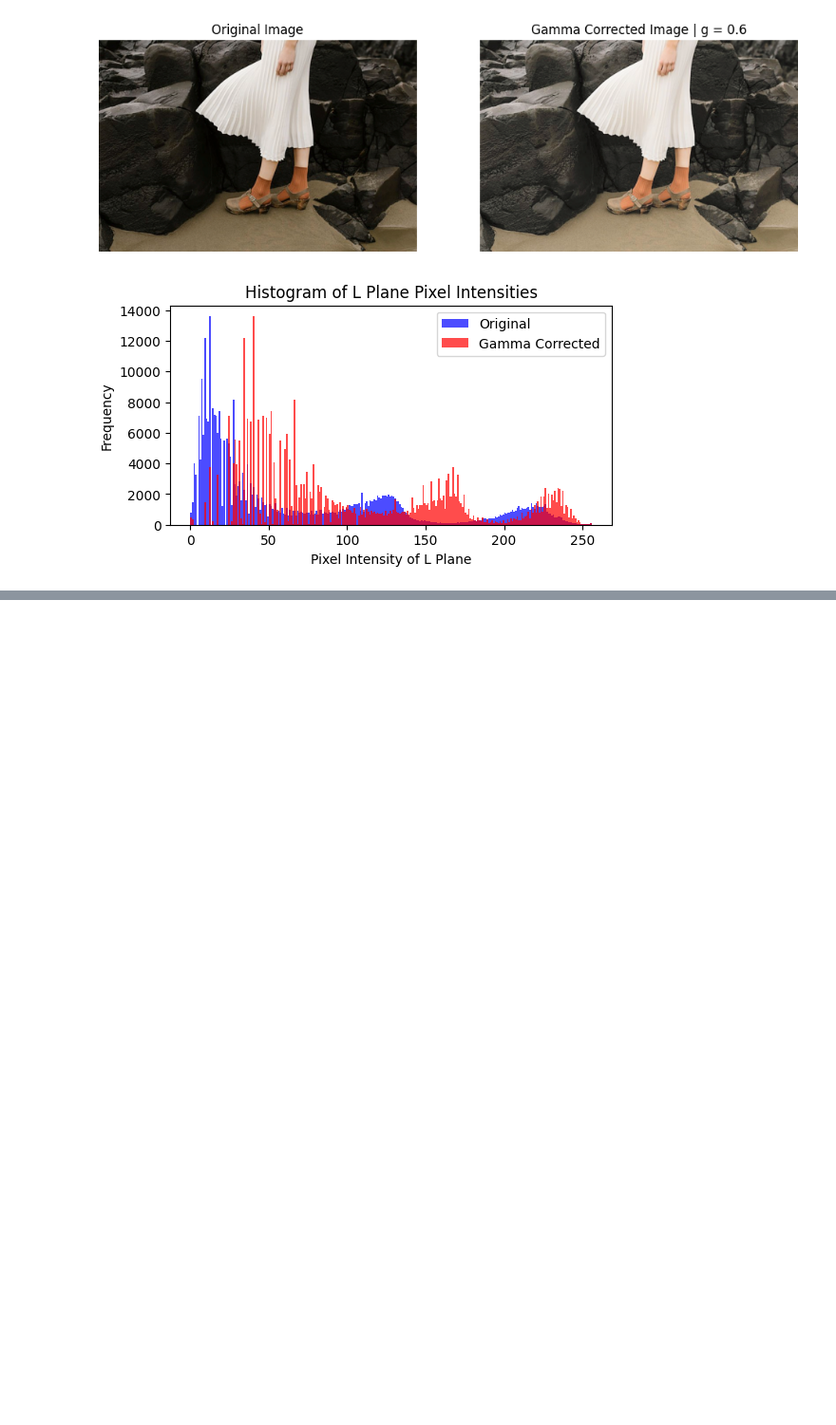
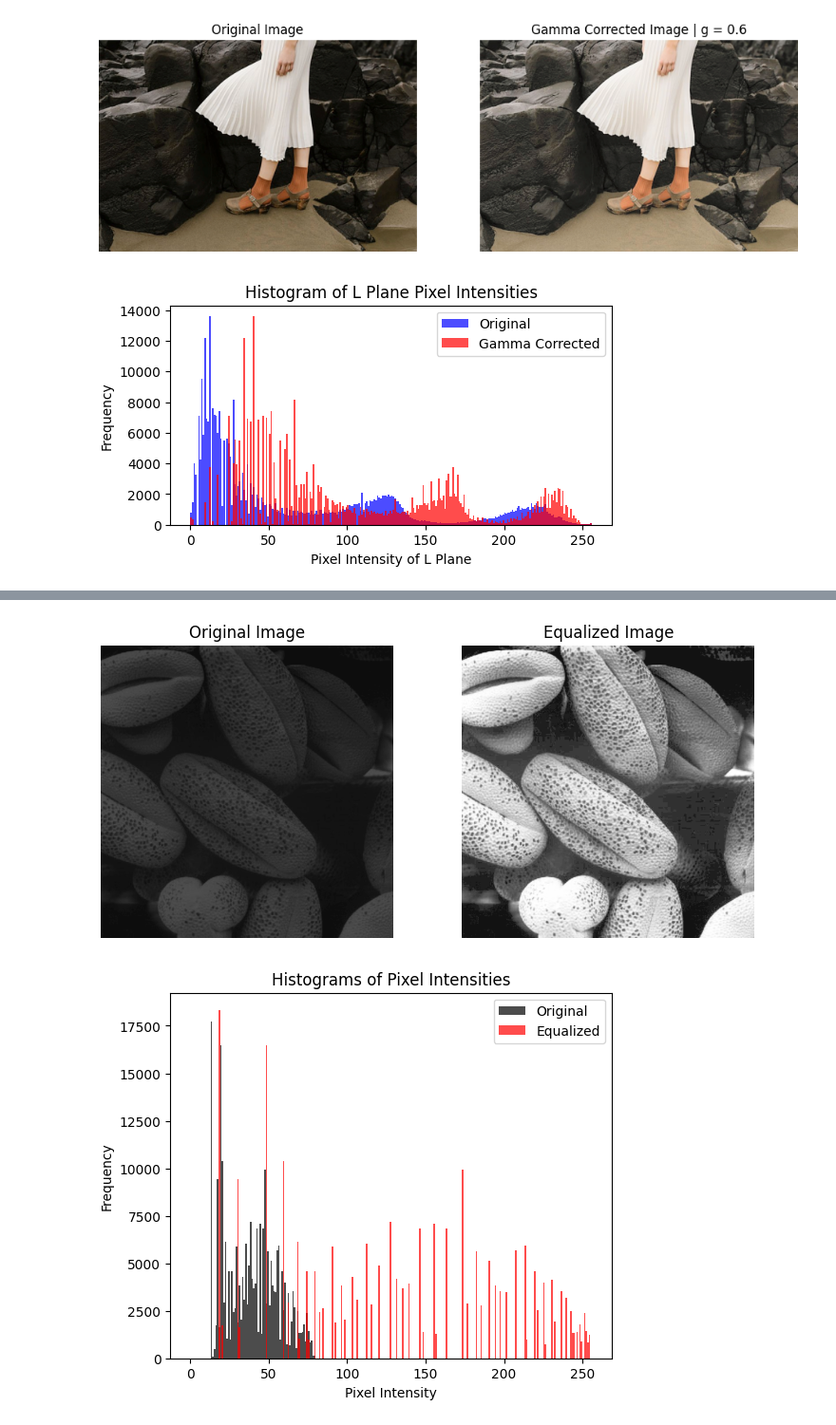
Before and after one commit to SayuruA/Basics-of-Image-Processing, a Jupyter notebook: part_1_Intensity_Transforming.ipynb, the cells around one changed output, grey strips where cells are left out. Shown at 95% size. Saved outputs shown, nothing was run; the diff lists cells and outputs as text; code cells hidden in the pictures; blank space fills up the shorter version.

```diff
--- a/part_1_Intensity_Transforming.ipynb
+++ b/part_1_Intensity_Transforming.ipynb
@@ -212,0 +281,39 @@ im_vib =
+# %%
+def histogram_equal(im):
+
+  # flatten the image to an array
+  pixels = im.flatten()
+  # calculate the histogram and cdf
+  hist, bins = np.histogram(pixels, 256, [0,256])
+  cdf = hist.cumsum()
+  # normalize the cdf by dividing by the number of pixels and the multiplying by the number of levels
+  cdf_normalized = cdf * 255 / pixels.size
+  equl_im = cv.LUT(im, cdf_normalized.astype('uint8'))
+  return equl_im
+# %%
+im_equl = cv.imread(path+"shells.tif", cv.IMREAD_GRAYSCALE)
+equl_im = histogram_equal(im_equl)
+
+# plot the equalized image
+fig, ax = plt.subplots(1,2, figsize=(9,4))
+ax[0].imshow(im_equl, cmap = 'gray', vmin = 0, vmax = 255)
+ax[0].set_title("Original Image")
+ax[1].imshow(equl_im, cmap = 'gray', vmin = 0, vmax = 255)
+ax[1].set_title("Equalized Image")
+ax[0].axis('off')
+ax[1].axis('off')
+plt.show()
+
+# plot the histograms before and after
+print('\n\n')
+plt.figure(figsize=(6,5))
+plt.hist(im_equl.flatten(), bins=256, range=(0, 256), color='black', alpha=0.7)
+plt.hist(equl_im.flatten(), bins=256, range=(0, 256), color='red', alpha=0.7)
+plt.legend(['Original','Equalized'])
+plt.xlabel('Pixel Intensity')
+plt.ylabel('Frequency')
+plt.title('Histograms of Pixel Intensities')
+plt.show()
+# %% [output]
+[figure, added]
+[figure, added]
```
Also changed, not shown: parts of 4 cells of this notebook.
